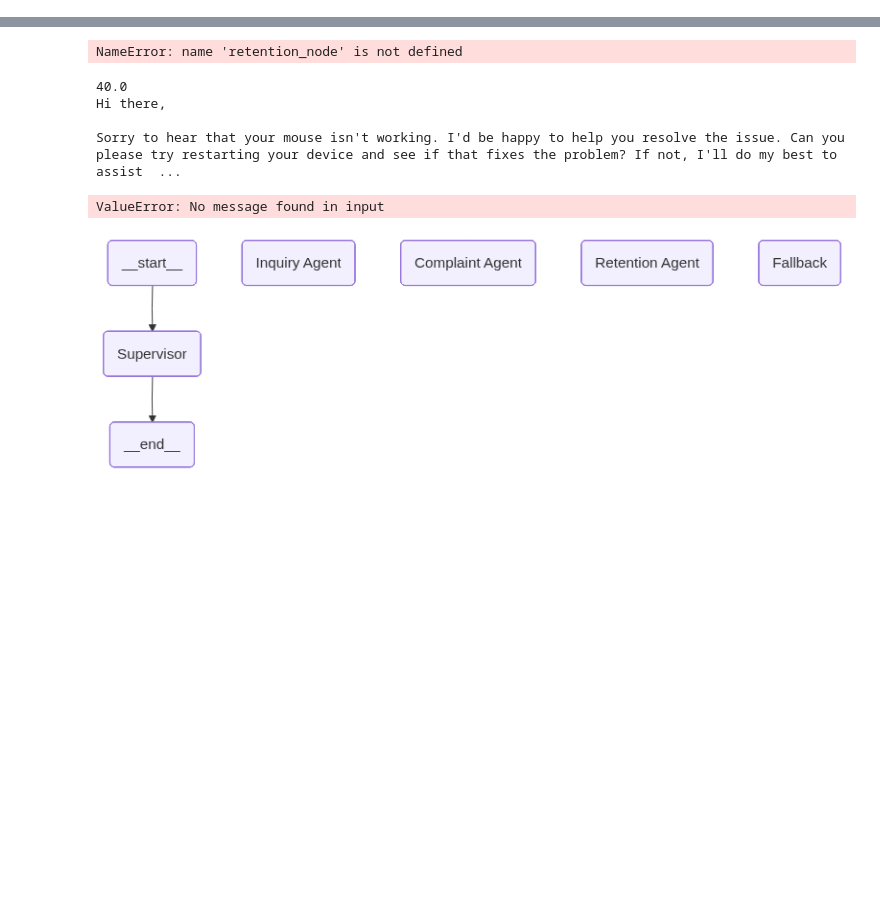
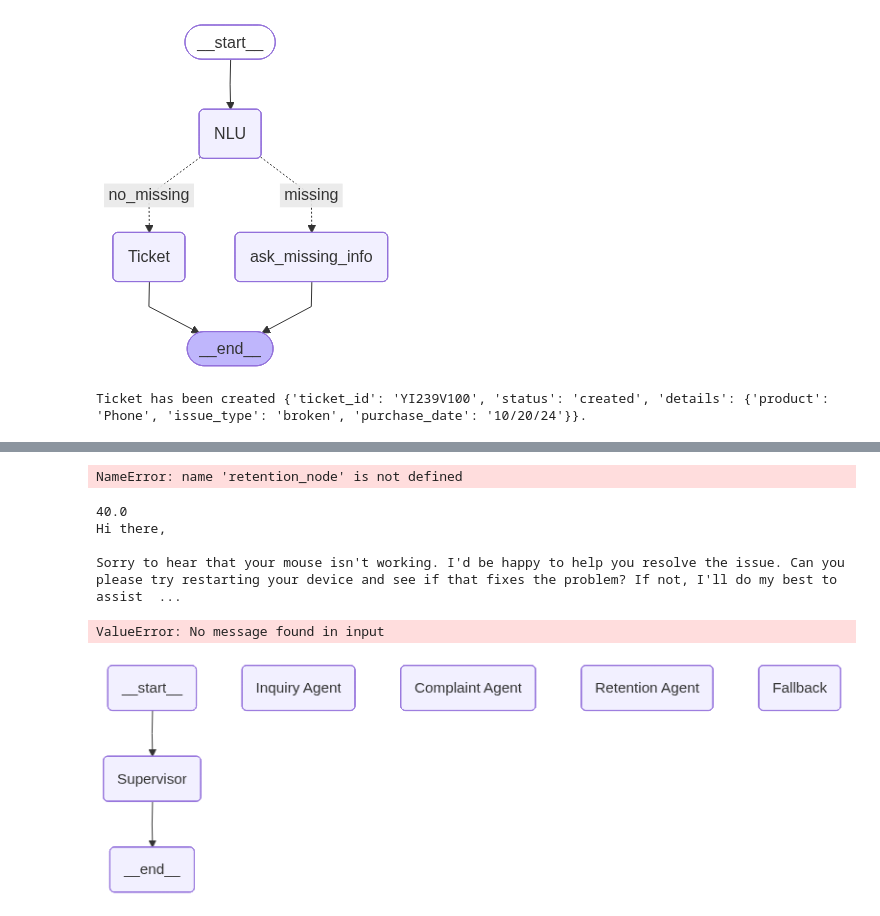
Before and after one commit to abhijitdeshpande83/GenAI, a Jupyter notebook: SupportIQ/agentic-ai/notebooks/customer-retention-orchestrator.ipynb, the cells around one changed output, grey strips where cells are left out. Saved outputs shown, nothing was run; the diff lists cells and outputs as text; code cells hidden in the pictures; blank space fills up the shorter version.

```diff
--- a/SupportIQ/agentic-ai/notebooks/customer-retention-orchestrator.ipynb
+++ b/SupportIQ/agentic-ai/notebooks/customer-retention-orchestrator.ipynb
@@ -240,0 +158,25 @@ def ticket_node(state:SupervisorState)->SupervisorState:
+# %%
+workflow = StateGraph(SupervisorState)
+
+workflow.add_node("NLU", nlu_node)
+workflow.add_node("ask_missing_info",ask_missing_info)
+workflow.add_node("Ticket",ticket_node)
+
+workflow.add_edge(START,"NLU")
+workflow.add_conditional_edges(
+    "NLU",
+    router_node,
+    {
+        "missing":"ask_missing_info",
+        "no_missing":"Ticket"
+    }
+)
+workflow.add_edge("ask_missing_info",END)
+workflow.add_edge("Ticket",END)
+
+memory=MemorySaver()
+graph = workflow.compile(checkpointer=memory)
+# %%
+graph
+# %% [output]
+[figure, added]
@@ -241,31 +194,5 @@ def ticket_node(state:SupervisorState)->SupervisorState:
 # %%
-def merge_complaint(state:SupervisorState)->SupervisorState:
-    """Reads the latest NLU tool output and merges it safely into the persistent 'complaint' state."""
-
-    last_messages = state['messages'][-1]
-
-    if not (isinstance(last_messages,ToolMessage) and last_messages.name=='nlu'):
-        return state
-    try:
-        tool_output_dict = json.loads(last_messages.content)
-        new_extracted_data = tool_output_dict.get("complaint",{})
-        missing_info = [key for key,value in new_extracted_data.items() if value is None]
-
-        current_complaint=state.get("complaint",{})
-        merged_complaint=current_complaint.copy()
-
-        for key, value in new_extracted_data.items():
-            if value is not None:
-                merged_complaint[key]=value
-        print("////////////////")
-        print(merged_complaint)
-        print(missing_info)
-        print("\\\\\\\\\\\\\\\\\\")
-        state['complaint']=merged_complaint
-        state['missing_info']=missing_info
-        return state
-
-    except (json.JSONDecodeError, KeyError) as e:
-        print(f"Error merging NLU data: {e}")
-        return state
+response = graph.invoke({'user_input':"My Phone is broken on 20th October 2024"},config=config)
+# %% [output]
+Ticket has been created {'ticket_id': 'YI239V100', 'status': 'created', 'details': {'product': 'Phone', 'issue_type': 'broken', 'purchase_date': '10/20/24'}}.
 # %%
```
Also changed, not shown: parts of 11 cells of this notebook.
